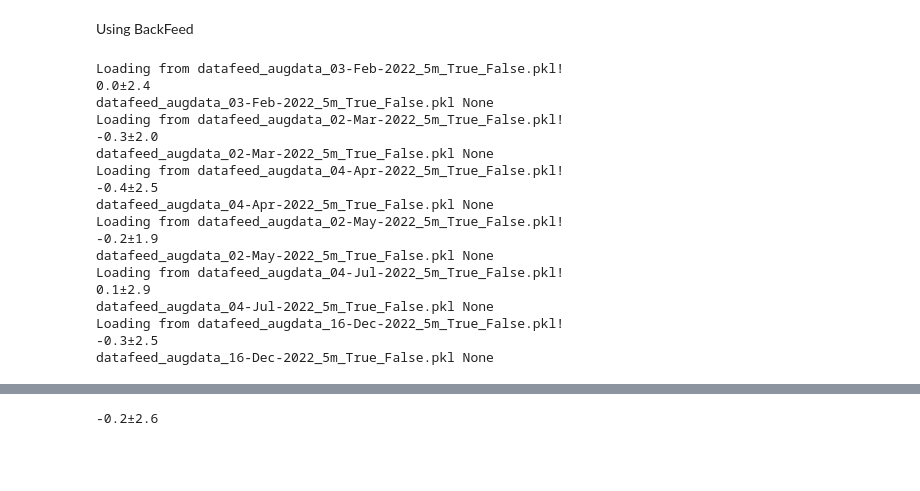
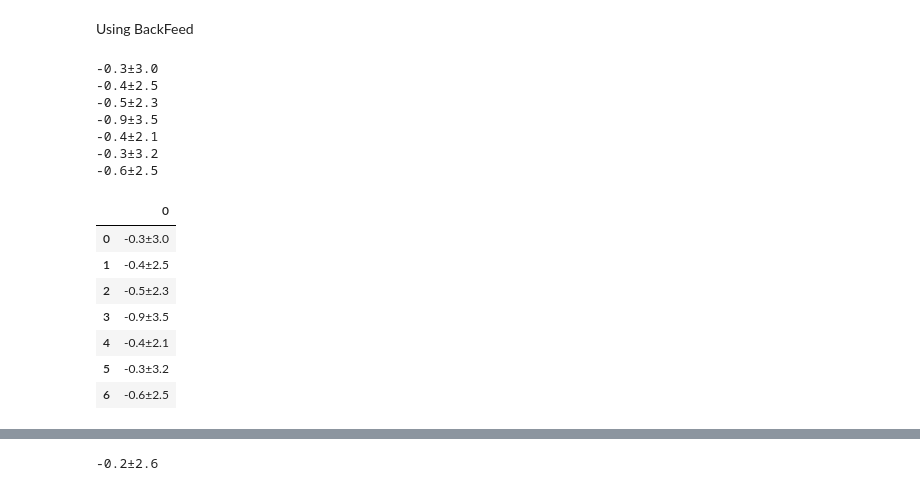
Before and after one commit to rg089/algostrats, a Jupyter notebook: teststrategy.ipynb, the cells around one changed output, grey strips where cells are left out. Saved outputs shown, nothing was run; the diff lists cells and outputs as text; code cells hidden in the pictures; blank space fills up the shorter version.

```diff
--- a/teststrategy.ipynb
+++ b/teststrategy.ipynb
@@ -96,7 +89,7 @@ class DTStrat(RuleStrat):
         # elif row['quant']<0 and m[-1]>-self.th/3: return True
         # else: return False
 # %%
-dtStrat = DTStrat()
+dtStrat = DTStrat(model_path='saved_models/dt_optimal_synthetic_all_hp11.pkl')
 # %%
 dtStrat.model.visualize()
 # %% [output]
@@ -134,45 +127,48 @@ def get_dist(bt):
     rewards = [bt.results[t][d]['tot'] for t in bt.results for d in bt.results[t]]
     reward_avg = np.mean(rewards)
     reward_std = np.std(rewards)
-    print(f'{reward_avg:.1f}\u00B1{reward_std:.1f}')
+    return (f'{reward_avg:.1f}\u00B1{reward_std:.1f}')
 # %%
 # feed=BackFeed(tickers=tickers,nd=5,nw=4,synthetic=True)
 # %%
-for pickle_path in ['realdata/augdata_03-Feb-2022_5m.csv',
+ans = []
+for pickle_path in ['realdata/augdata_01-Jan-2022_5m.csv',
+            'realdata/augdata_03-Feb-2022_5m.csv',
           'realdata/augdata_02-Mar-2022_5m.csv',
           'realdata/augdata_04-Apr-2022_5m.csv',
           'realdata/augdata_02-May-2022_5m.csv',
           'realdata/augdata_04-Jul-2022_5m.csv',
           'realdata/augdata_16-Dec-2022_5m.csv']:
     pickle_name = pickle_path.split("/")[-1].rstrip('.csv')
     pickle_name = f'datafeed_{pickle_name}_True_False.pkl'
-    print(f'Loading from {pickle_name}!')
+    # print(f'Loading from {pickle_name}!')
     feed = pickle.load(open(os.path.join('..', 'algodata', 'realdata', pickle_name), 'rb'))
     add_addl_features_feed(feed,tickers=feed.tickers)
     add_sym_feature_feed(feed,tickers=feed.tickers)
     for ticker in feed.data:
         df = feed.data[ticker]
         feed.data[ticker], _, _ = add_features(df)
     bt=Backtest(feed,tickers=feed.tickers,add_features=True,target=.05,stop=.01,txcost=0.001,
             loc_exit=True,scan=False,topk=5,deploy=True,save_dfs=False)
     bt.run_all(tickers=feed.tickers,model=dtStrat,verbose=False)
-    print(pickle_name, get_dist(bt))
+    curr = get_dist(bt)
+    print(curr)
+    ans.append(curr)
+
+pd.DataFrame({'0': ans})
 # %% [output]
-Loading from datafeed_augdata_03-Feb-2022_5m_True_False.pkl!
-0.0±2.4
-datafeed_augdata_03-Feb-2022_5m_True_False.pkl None
-Loading from datafeed_augdata_02-Mar-2022_5m_True_False.pkl!
--0.3±2.0
-datafeed_augdata_02-Mar-2022_5m_True_False.pkl None
-Loading from datafeed_augdata_04-Apr-2022_5m_True_False.pkl!
+-0.3±3.0
 -0.4±2.5
-datafeed_augdata_04-Apr-2022_5m_True_False.pkl None
-Loading from datafeed_augdata_02-May-2022_5m_True_False.pkl!
--0.2±1.9
-datafeed_augdata_02-May-2022_5m_True_False.pkl None
-Loading from datafeed_augdata_04-Jul-2022_5m_True_False.pkl!
-0.1±2.9
-datafeed_augdata_04-Jul-2022_5m_True_False.pkl None
-Loading from datafeed_augdata_16-Dec-2022_5m_True_False.pkl!
--0.3±2.5
-datafeed_augdata_16-Dec-2022_5m_True_False.pkl None
+-0.5±2.3
+-0.9±3.5
+-0.4±2.1
+-0.3±3.2
+-0.6±2.5
+|  | 0 |
+| 0 | -0.3±3.0 |
+| 1 | -0.4±2.5 |
+| 2 | -0.5±2.3 |
+| 3 | -0.9±3.5 |
+| 4 | -0.4±2.1 |
+| 5 | -0.3±3.2 |
+| 6 | -0.6±2.5 |
```
Also changed, not shown: parts of 3 cells of this notebook, 7 other files.
